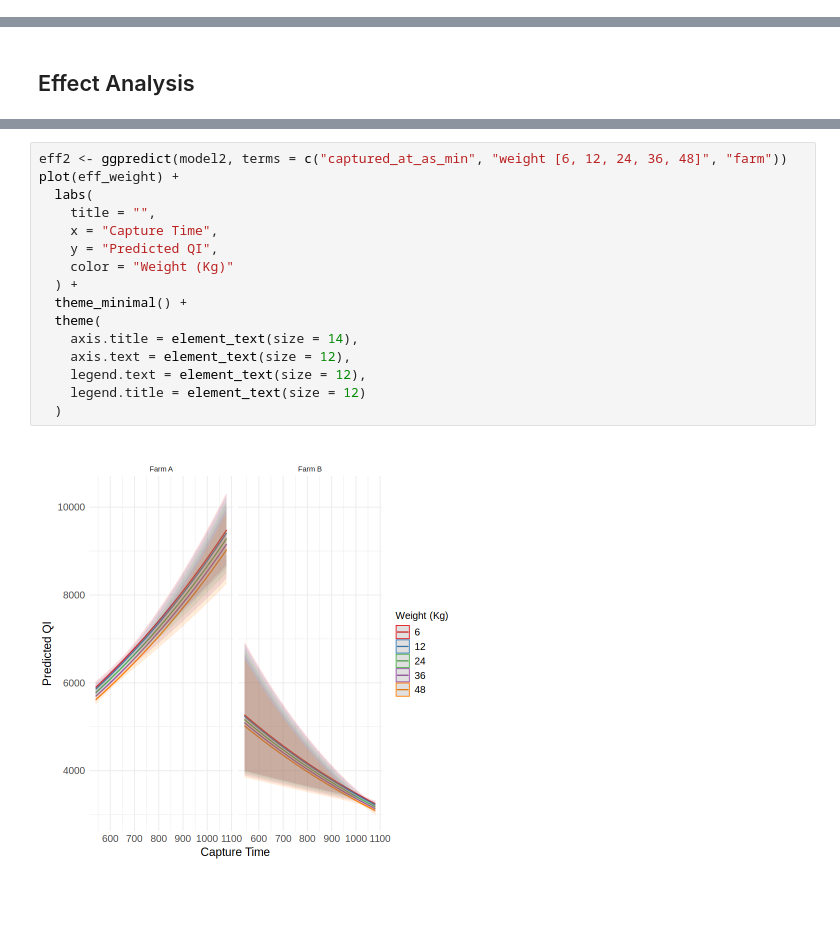
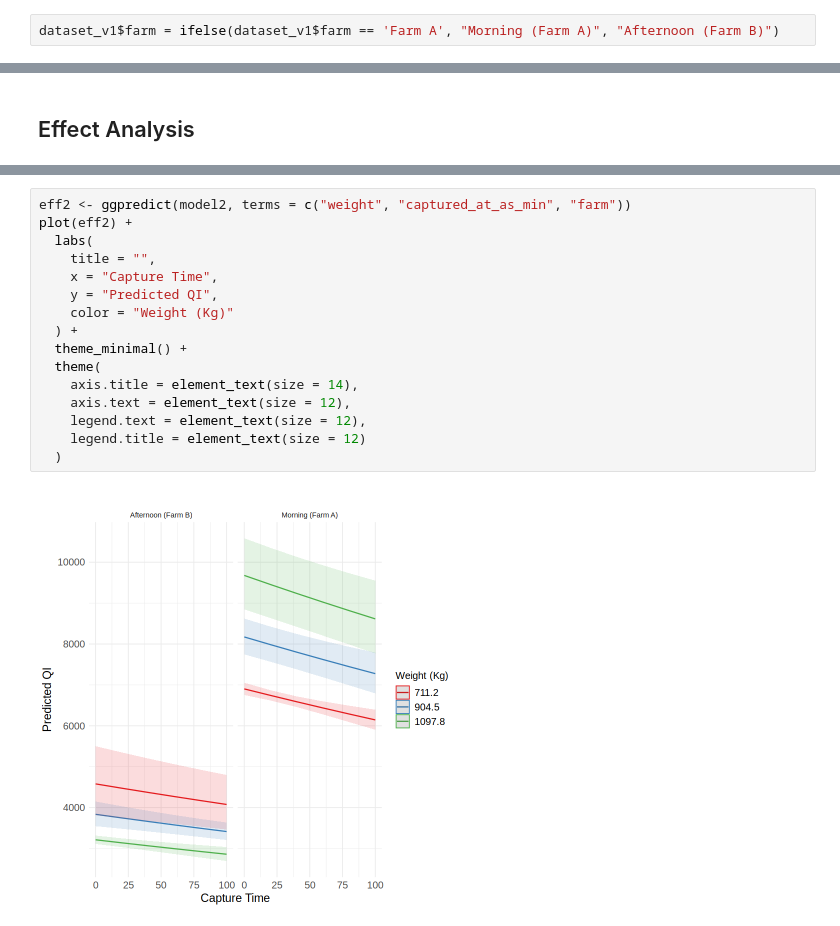
Before and after one commit to ppgzt/data-quality-and-similarity-analysis, a Jupyter notebook: 2_adjusting_models.ipynb, the cells around one changed output, grey strips where cells are left out. Drawn from its saved outputs; the diff is of its cells as text; blank space fills up the shorter version.

Commit message:
Organize the artifacts after performed the prediction error and variability analysis.

```diff
--- a/2_adjusting_models.ipynb
+++ b/2_adjusting_models.ipynb
@@ -48,6 +50,8 @@ A data.frame: 6 × 7
 | 4 | Farm B | amQbSM2SqEHxySXmbNkB | 44.3 | 1031 | TRUE | 1 | 3317.456 |
 | 5 | Farm B | amQbSM2SqEHxySXmbNkB | 44.3 | 1031 | TRUE | 1 | 3379.749 |
 | 6 | Farm B | amQbSM2SqEHxySXmbNkB | 44.3 | 1031 | TRUE | 1 | 3374.645 |
+# %%
+dataset_v1$farm = ifelse(dataset_v1$farm == 'Farm A', "Morning (Farm A)", "Afternoon (Farm B)")
 # %%
 dataset_v1$farm  = as.factor(dataset_v1$farm)
 dataset_v1$unexpected_behavior = as.factor(dataset_v1$unexpected_behavior)
@@ -166,18 +270,18 @@ ggsave(
 # %%
-eff2 <- ggpredict(model2, terms = c("captured_at_as_min", "weight [6, 12, 24, 36, 48]", "farm"))
-plot(eff_weight) +
+eff2 <- ggpredict(model2, terms = c("weight", "captured_at_as_min", "farm"))
+plot(eff2) +
   labs(
     title = "",
     x = "Capture Time",
     y = "Predicted QI",
     color = "Weight (Kg)"
   ) +
   theme_minimal() +
   theme(
     axis.title = element_text(size = 14),
     axis.text = element_text(size = 12),
     legend.text = element_text(size = 12),
     legend.title = element_text(size = 12)
   )
 # %% [output]
-[figure, old version]
+[figure, new version]
```
Also changed, not shown: parts of 7 cells of this notebook, 5 other files.
